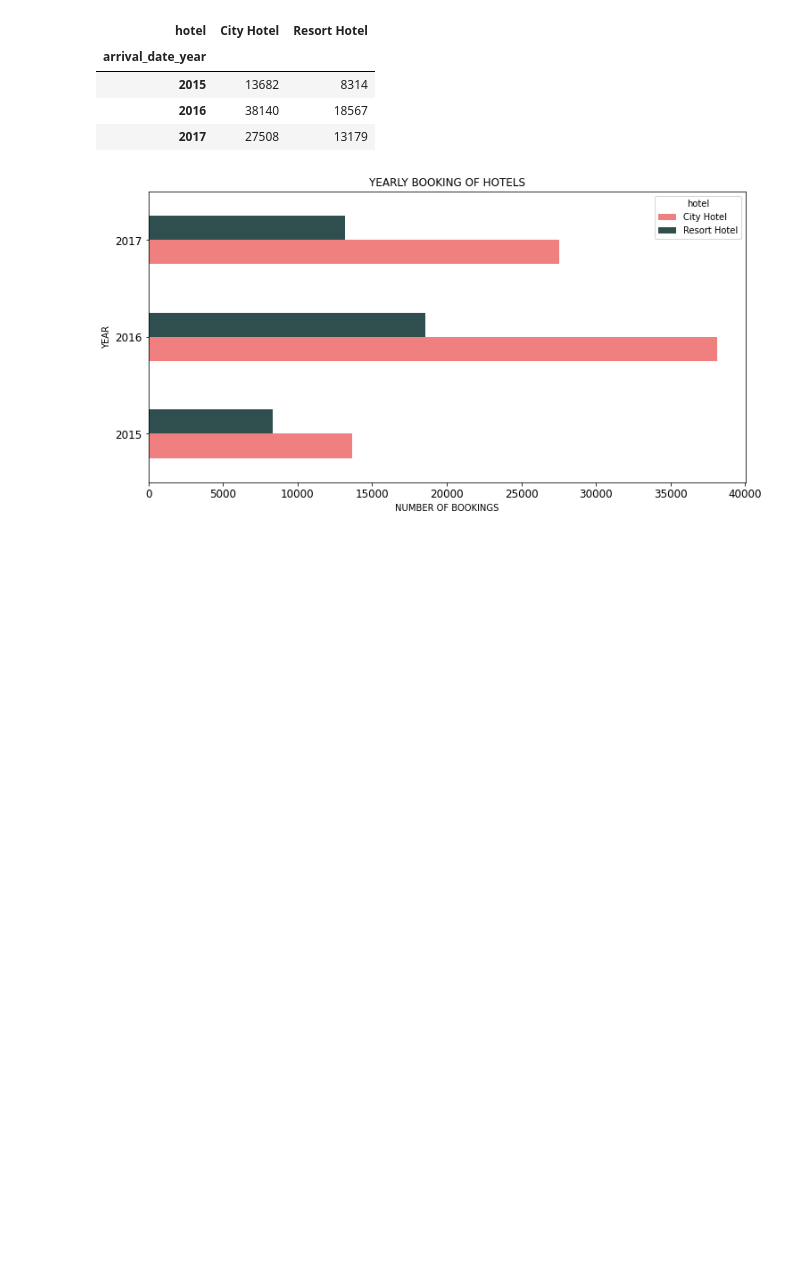
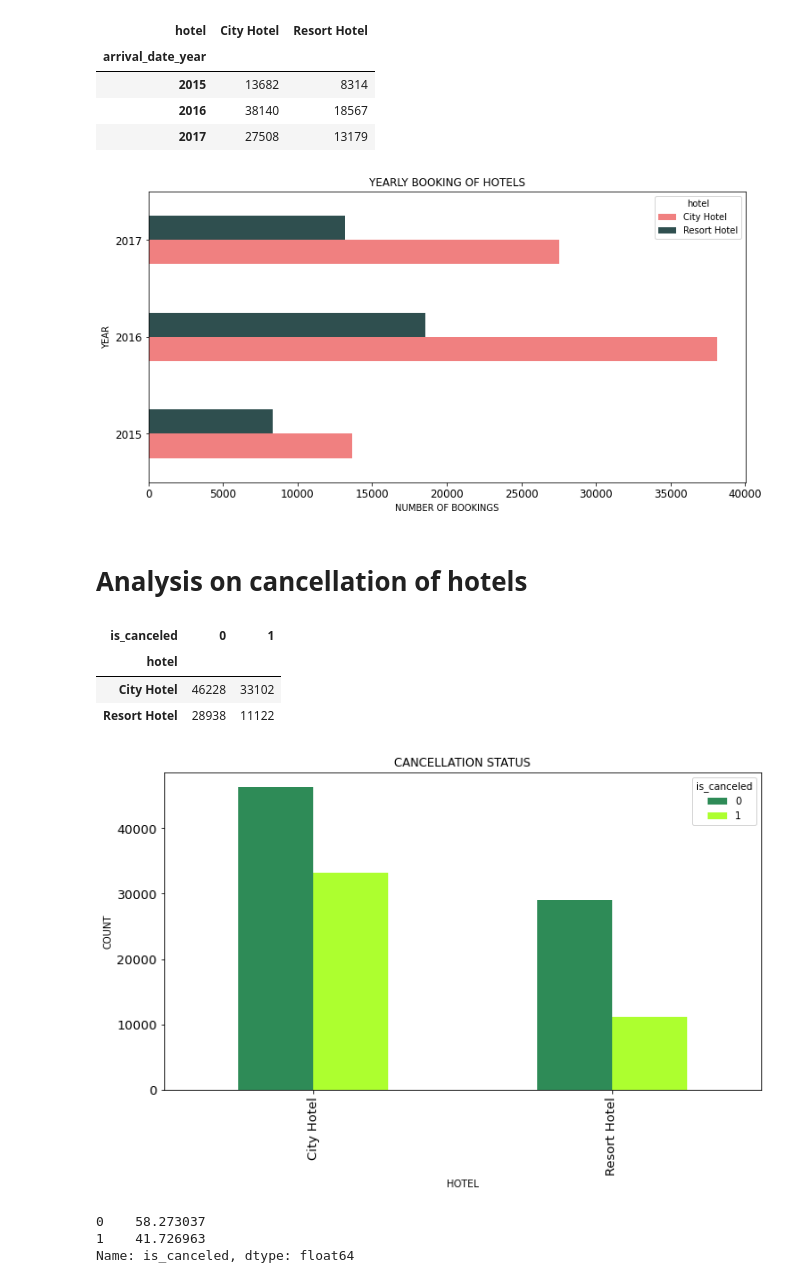
Before and after one commit to Arka1212/Hotel-Booking-Analysis, a Jupyter notebook: Hotel_Booking_Analysis_Capstone_Project.ipynb, the cells around one changed output. Cells and saved outputs as stored; diff of their text form; code cells hidden in the pictures; blank space fills up the shorter version.

```diff
--- a/Hotel_Booking_Analysis_Capstone_Project.ipynb
+++ b/Hotel_Booking_Analysis_Capstone_Project.ipynb
@@ -397,3 +404,32 @@ plt.show()
 # From this visualisation its clear that most hotel bookings took place in '2016' and in each year 'City Hotel' was most preffered.
 # %% [output]
 [figure]
+# %% [markdown]
+# **Analysis on cancellation of hotels**
+# %%
+# Cancellation data of hotels(0 = Not cancelled & 1 = Cancelled)
+booking_cancelled = new_hotel_df.groupby(['hotel','is_canceled'])['is_canceled'].count().unstack()
+booking_cancelled
+# %% [output]
+| is_canceled | 0 | 1 |
+| hotel |  |  |
+| City Hotel | 46228 | 33102 |
+| Resort Hotel | 28938 | 11122 |
+# %%
+# Visualising cancellation data.
+booking_cancelled.plot(kind='bar',figsize=(11,6),color=['seagreen','greenyellow'],fontsize=13)
+plt.title('CANCELLATION STATUS')
+plt.xlabel('HOTEL')
+plt.ylabel('COUNT')
+plt.show()
+# %% [output]
+[figure, added]
+# %%
+# Cancellation percentage of 'City Hotel'.
+city_hotel_cancellation = new_hotel_df[new_hotel_df['hotel'] == 'City Hotel']
+cancellation_city_hotel = city_hotel_cancellation['is_canceled'].value_counts(normalize=True)*100
+cancellation_city_hotel
+# %% [output]
+0    58.273037
+1    41.726963
+Name: is_canceled, dtype: float64
```
Also changed, not shown: parts of 22 cells of this notebook.
